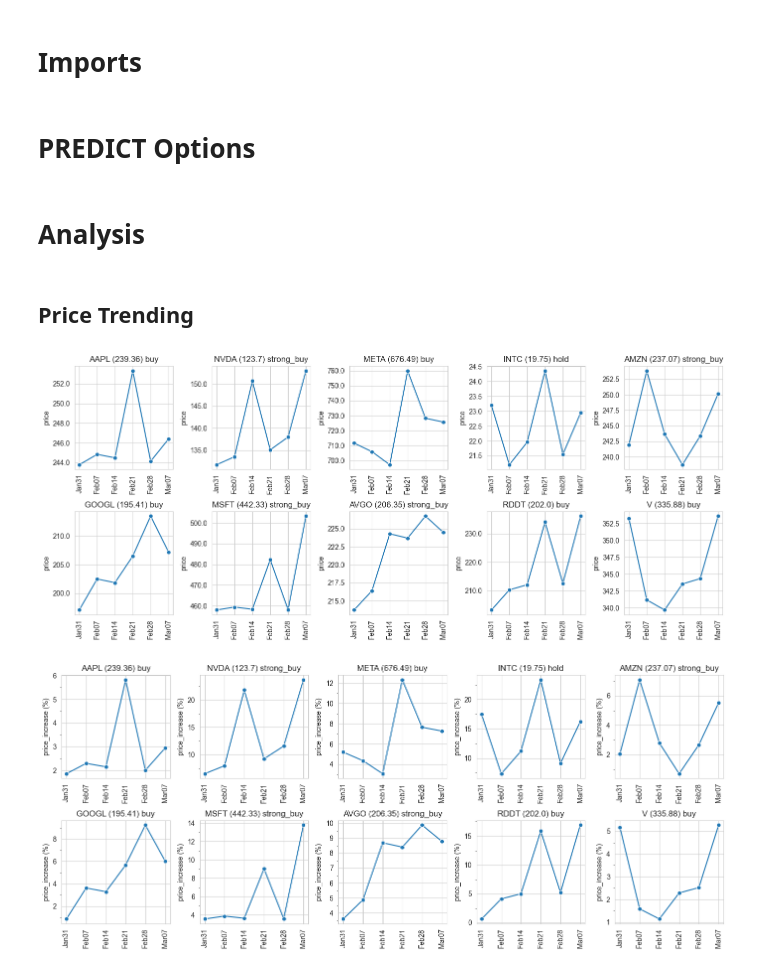
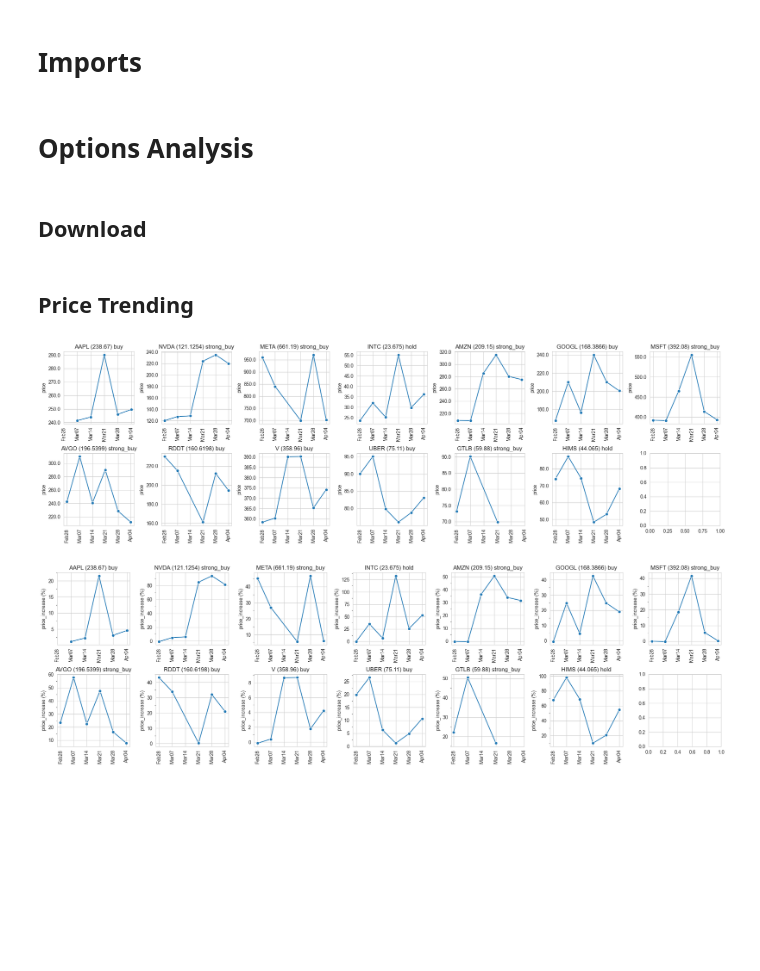
Before and after one commit to jmarul1/ReinforcementLearning, a Jupyter notebook: examples/next.ipynb, the cells around one changed output. Drawn from its saved outputs; the diff is of its cells as text; code cells hidden in the pictures; blank space fills up the shorter version.

```diff
--- a/examples/next.ipynb
+++ b/examples/next.ipynb
@@ -28,43 +28,48 @@ from keras import saving
 import seaborn as sns
 sns.set_style("whitegrid")
 # %% [markdown]
-# PREDICT Options
+# Options Analysis
+# %% [markdown]
+## Download
 # %%
+screen_stocks = ["AAPL","NVDA","META","INTC","AMZN","GOOGL","MSFT","AVGO", "RDDT", "V", "UBER", "HIMS"]
 sns.set_style("whitegrid")
 today = datetime.now().strftime("options_%Y.%m.%d")
 today_calls = [];
 stocksObj = []
-for idx, symbol in enumerate(["AAPL","NVDA","META","INTC","AMZN","GOOGL","MSFT","AVGO", "RDDT", "V"]):
+for idx, symbol in enumerate(screen_stocks):
     stock = Stock(symbol)
     stocksObj.append(stock)
-    stock.populate_options(max_number=6)
+    stock.populate_options(max_number=10)
-# %% [markdown]
-# Analysis
 # %% [markdown]
 ## Price Trending
 # %%
 today = datetime.now().strftime("options_%Y.%m.%d")
-fig, ax = subplots(nrows=2,ncols=5,figsize=(14,6)); ax = ax.reshape(-1)
-today_calls = [];
+fig, ax = subplots(nrows=2,ncols=7,figsize=(20,6)); ax = ax.reshape(-1)
+today_calls = []; weights = {OptionsEnum.VOLUME:10, OptionsEnum.PERCENTCHANGE:20}
 for idx, stock in enumerate(stocksObj):
-    calls,puts = stock.options.sumarize_calls(weights={}), stock.options.sumarize_puts()
-    sns.lineplot(calls,x=OptionsEnum.EXPIRATION,y=OptionsEnum.PROJECTED_PRICE_v1,marker="o",ax=ax[idx])
-    ylim = [10,30] if stock.symbol == "INTC" else [0.1,1000]
-    ax[idx].set(title=f"{stock.symbol} ({stock.info['currentPrice']}) {stock.info['recommendationKey']}",ylabel="price", xlabel="")#, ylim=ylim);
-    dates = [dd.strftime("%b%d") for dd in calls[OptionsEnum.EXPIRATION.value]]
-    ax[idx].set_xticks(calls[OptionsEnum.EXPIRATION.value], dates, rotation=90)
-    ax[idx].yaxis.set_major_formatter(StrMethodFormatter('{x:.1f}'))
+    try:
+        calls,puts = stock.options.sumarize_calls(weights=weights), stock.options.sumarize_puts()
+        sns.lineplot(calls,x=OptionsEnum.EXPIRATION,y=OptionsEnum.PROJECTED_PRICE_v1,marker="o",ax=ax[idx])
+        ylim = [10,30] if stock.symbol == "INTC" else [0.1,1000]
+        ax[idx].set(title=f"{stock.symbol} ({stock.info['currentPrice']}) {stock.info['recommendationKey']}",ylabel="price", xlabel="")#, ylim=ylim);
+        dates = [dd.strftime("%b%d") for dd in calls[OptionsEnum.EXPIRATION.value]]
+        ax[idx].set_xticks(calls[OptionsEnum.EXPIRATION.value], dates, rotation=90)
+        ax[idx].yaxis.set_major_formatter(StrMethodFormatter('{x:.1f}'))
+    except Exception:
+        pass
 tight_layout()
 # %% [output]
-[figure, old version]
+[figure, new version]
 # %%
 sns.set_style("whitegrid")
 today = datetime.now().strftime("options_%Y.%m.%d")
-fig, ax = subplots(nrows=2,ncols=5,figsize=(14,6)); ax = ax.reshape(-1)
+fig, ax = subplots(nrows=2,ncols=7,figsize=(20,6)); ax = ax.reshape(-1)
 today_calls = [];
 for idx, stock in enumerate(stocksObj):
-    calls,puts = stock.options.sumarize_calls(weights={}), stock.options.sumarize_puts()
+    calls,puts = stock.options.sumarize_calls(weights=weights), stock.options.sumarize_puts()
     calls[OptionsEnum.PROJECTED_PRICE_v1] = (calls.loc[:,OptionsEnum.PROJECTED_PRICE_v1]/stock.info['currentPrice'] - 1)*100
+    calls[OptionsEnum.PROJECTED_PRICE_v0] = (calls.loc[:,OptionsEnum.PROJECTED_PRICE_v0]/stock.info['currentPrice'] - 1)*100
     sns.lineplot(calls,x=OptionsEnum.EXPIRATION,y=OptionsEnum.PROJECTED_PRICE_v1,marker="o",ax=ax[idx])
     ax[idx].set(title=f"{stock.symbol} ({stock.info['currentPrice']}) {stock.info['recommendationKey']}",ylabel="price_increase (%)", xlabel="")#, ylim=ylim);
     dates = [dd.strftime("%b%d") for dd in calls[OptionsEnum.EXPIRATION.value]]
@@ -72,4 +77,4 @@ for idx, stock in enumerate(stocksObj):
     ax[idx].yaxis.set_minor_locator(AutoMinorLocator(2)); ax[idx].tick_params(which='minor',bottom=True, left=True)
 tight_layout()
 # %% [output]
-[figure, old version]
+[figure, new version]
```
Also changed, not shown: parts of 15 cells of this notebook, 1 other file.
